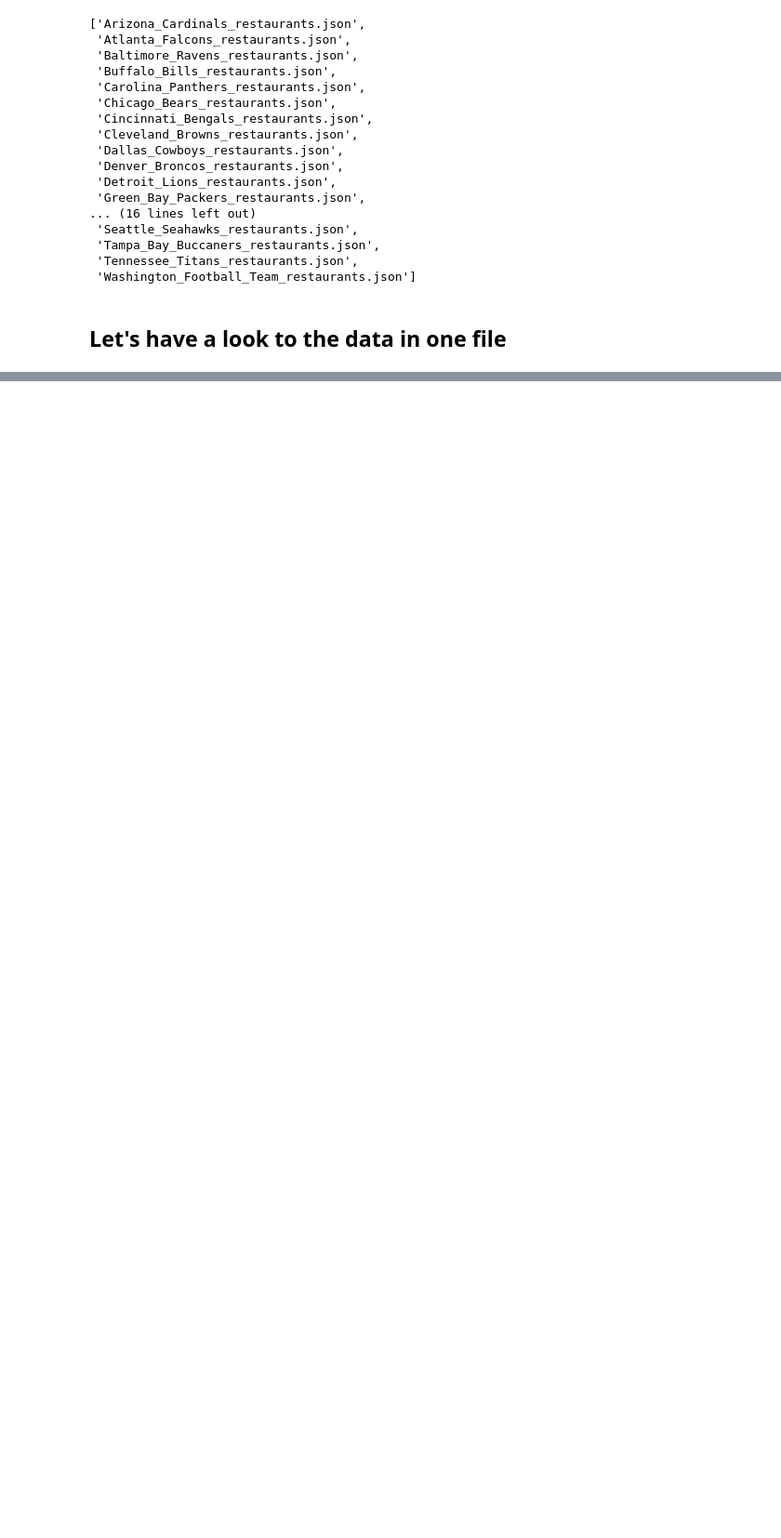
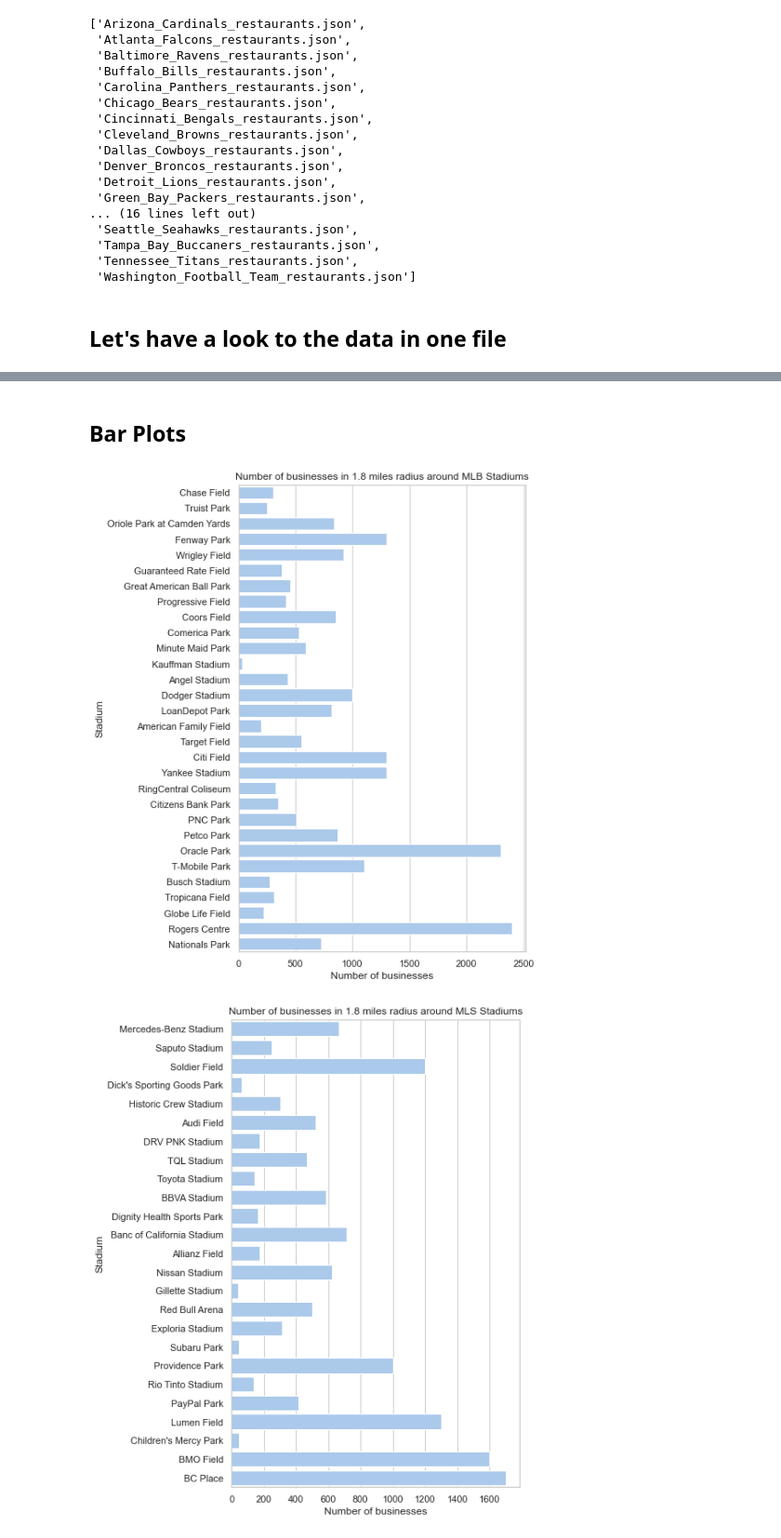
Before and after one commit to Xavier4t/Sports_and_Restaurants, a Jupyter notebook: Example_Analysis.ipynb, the cells around one changed output, grey strips where cells are left out. Shown at 93% size. Cells and saved outputs as stored; diff of their text form; code cells hidden in the pictures; blank space fills up the shorter version.

```diff
--- a/Example_Analysis.ipynb
+++ b/Example_Analysis.ipynb
@@ -125 +145,3 @@ for league in leagues:
+# %% [markdown]
+## Bar Plots
 # %%
@@ -132 +155,8 @@ def barPlot(league,df):
     plt.show()
+# %%
+# Total Number of businesses
+for k,v in stats.items():
+    barPlot(k, v, col="Number of businesses", barcolor="b", save=False)
+# %% [output]
+[figure, added]
+[figure, added]
```
Also changed, not shown: parts of 6 cells of this notebook, 10 other files.
